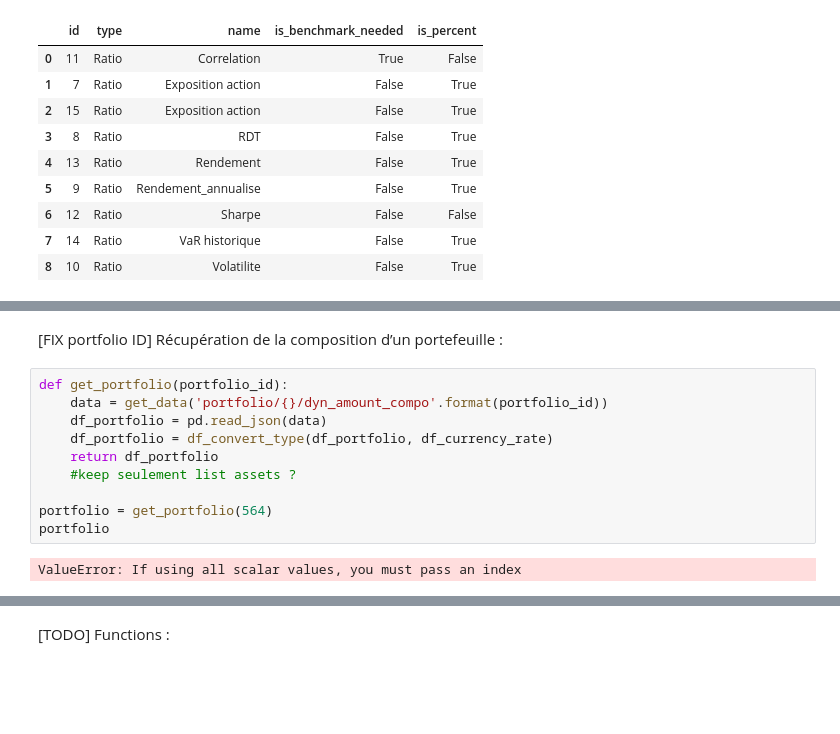
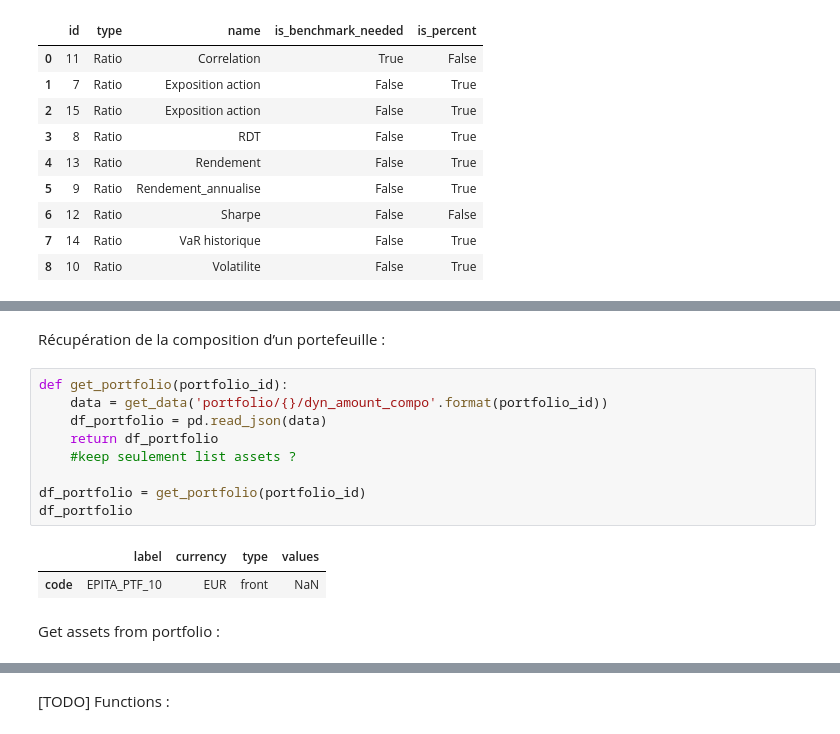
Before and after one commit to ArthurBiragnet/Dolphin, a Jupyter notebook: getAccessAPI.ipynb, the cells around one changed output, grey strips where cells are left out. Cells and saved outputs as stored; diff of their text form; blank space fills up the shorter version.

```diff
--- a/getAccessAPI.ipynb
+++ b/getAccessAPI.ipynb
@@ -269,14 +299,16 @@ df_ratio
 # %% [markdown]
-[FIX portfolio ID] Récupération de la composition d’un portefeuille :
+Récupération de la composition d’un portefeuille :
 # %%
 def get_portfolio(portfolio_id):
     data = get_data('portfolio/{}/dyn_amount_compo'.format(portfolio_id))
     df_portfolio = pd.read_json(data)
-    df_portfolio = df_convert_type(df_portfolio, df_currency_rate)
     return df_portfolio
     #keep seulement list assets ?
 
-portfolio = get_portfolio(564)
-portfolio
+df_portfolio = get_portfolio(portfolio_id)
+df_portfolio
 # %% [output]
-ValueError: If using all scalar values, you must pass an index
+|  | label | currency | type | values |
+| code | EPITA_PTF_10 | EUR | front | NaN |
+# %% [markdown]
+Get assets from portfolio :
```
Also changed, not shown: parts of 25 cells of this notebook.
